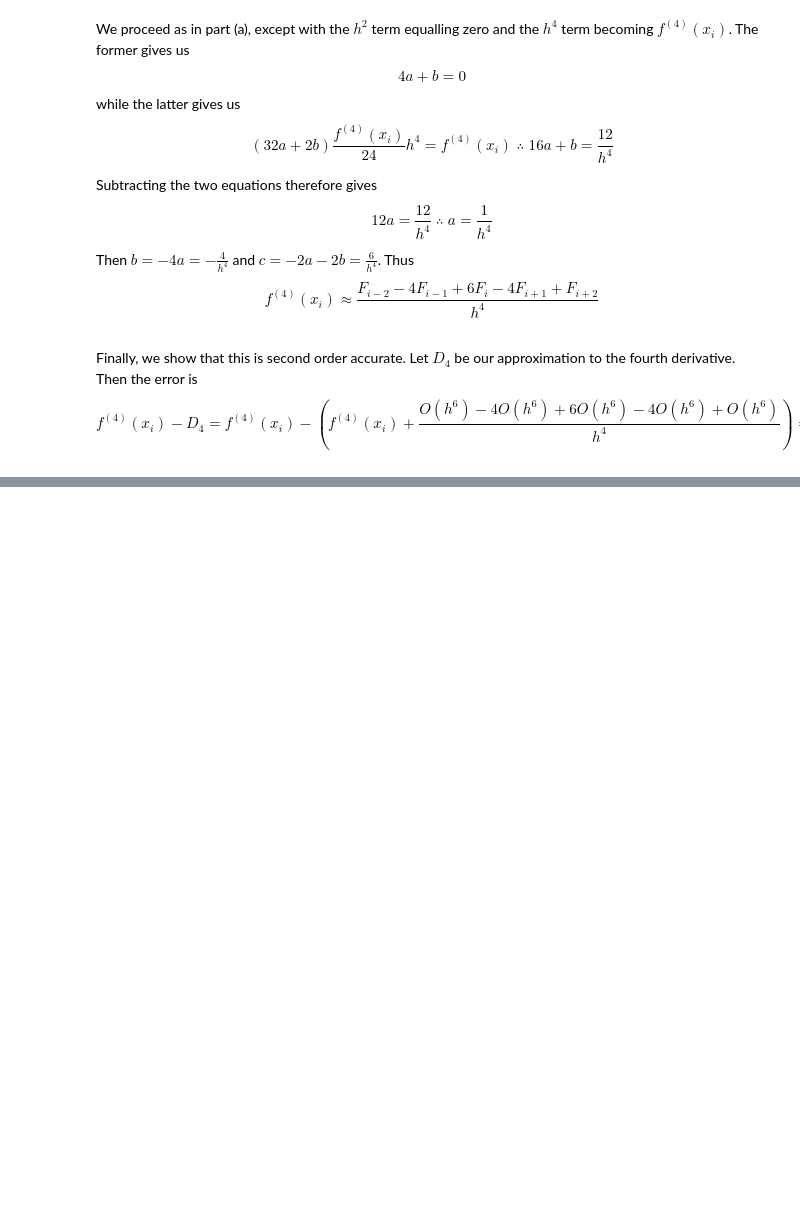
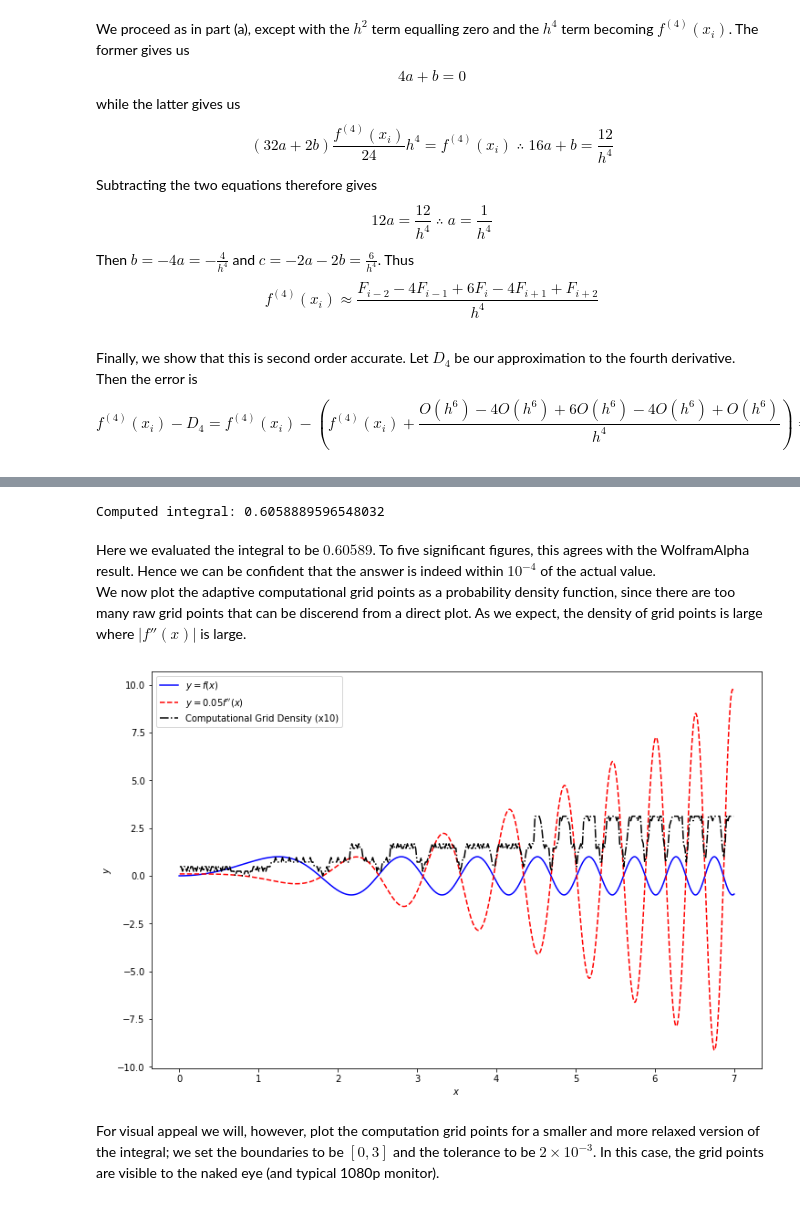
Before and after one commit to jwu277/math406-hw1, a Jupyter notebook: assi1.ipynb, the cells around one changed output, grey strips where cells are left out. Saved outputs shown, nothing was run; the diff lists cells and outputs as text; code cells hidden in the pictures; blank space fills up the shorter version.

```diff
--- a/assi1.ipynb
+++ b/assi1.ipynb
@@ -471,0 +616,48 @@ $$f^{(4)}(x_i) - D_4 = f^{(4)}(x_i) - \left(f^{(4)}(x_i) + \frac{O(h^6) - 4O(h^6
+# %%
+## Params ##
+f    = lambda x: np.sin(x*x)
+a    = 0
+b    = 7
+tol  = 1e-4
+N    = 10
+hmin = 1e-9
+sf   = 0.8
+# %%
+## Evaluation ##
+igral, cgrid = adaptivetrapz(f, a, b, tol, N, hmin, sf)
+print(f'Computed integral: {igral}')
+# %% [output]
+Computed integral: 0.6058889596548032
+# %% [markdown]
+Here we evaluated the integral to be $0.60589$. To five significant figures, this agrees with the WolframAlpha result. Hence we can be confident that the answer is indeed within $10^{-4}$ of the actual value.\
+We now plot the adaptive computational grid points as a probability density function, since there are too many raw grid points that can be discerend from a direct plot. As we expect, the density of grid points is large where $\big|f''(x)\big|$ is large.
+# %%
+## Plotting ##
+
+fig, ax = plt.subplots(figsize=(12,8))
+
+npts = 1000
+dx = (b - a) / npts
+x = np.linspace(a, b, npts)
+y = f(x)
+
+hist_pts = 400
+cgrid_hist = np.histogram(cgrid, bins=hist_pts, range=(a,b), density=True)
+
+ax.plot(x, y, label='$y = f(x)$', c='b')
+
+d2_coeff = 0.05
+ax.plot(x[1:-1], d2_coeff * np.diff(np.diff(y)) / (dx * dx), label=f"$y = {d2_coeff} f''(x)$", c='r', ls='--')
+
+cgd_coeff = 10
+ax.plot((cgrid_hist[1][1:] + cgrid_hist[1][:-1]) / 2, cgd_coeff * cgrid_hist[0], label=f'Computational Grid Density (x{cgd_coeff})', c='k', ls='-.')
+
+ax.set_xlabel('$x$')
+ax.set_ylabel('$y$')
+ax.legend()
+
+plt.show()
+# %% [output]
+[figure, added]
+# %% [markdown]
+For visual appeal we will, however, plot the computation grid points for a smaller and more relaxed version of the integral; we set the boundaries to be $[0, 3]$ and the tolerance to be $2 \times 10^{-3}$. In this case, the grid points are visible to the naked eye (and typical 1080p monitor).
```
Also changed, not shown: parts of 40 cells of this notebook, 1 other file.
